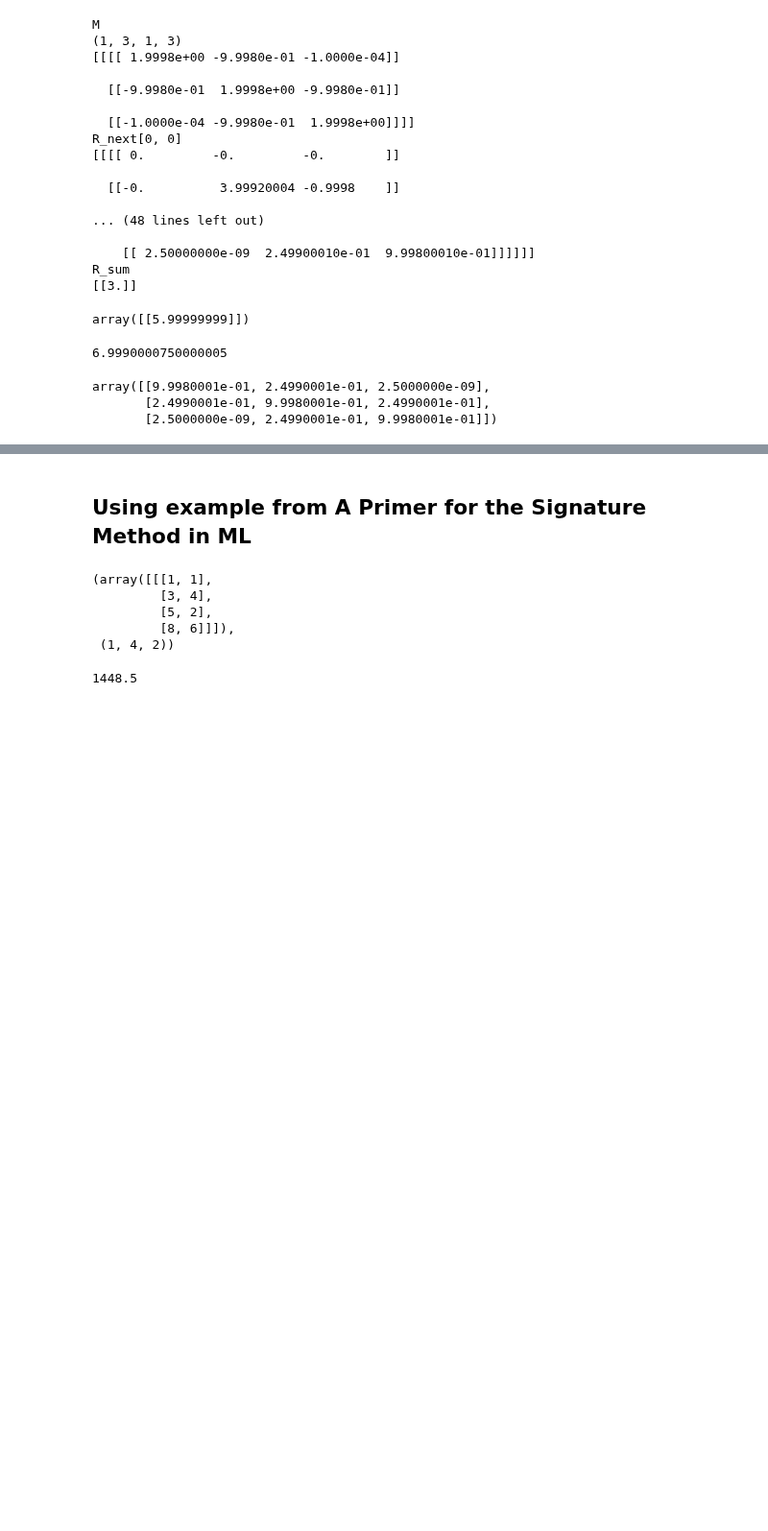
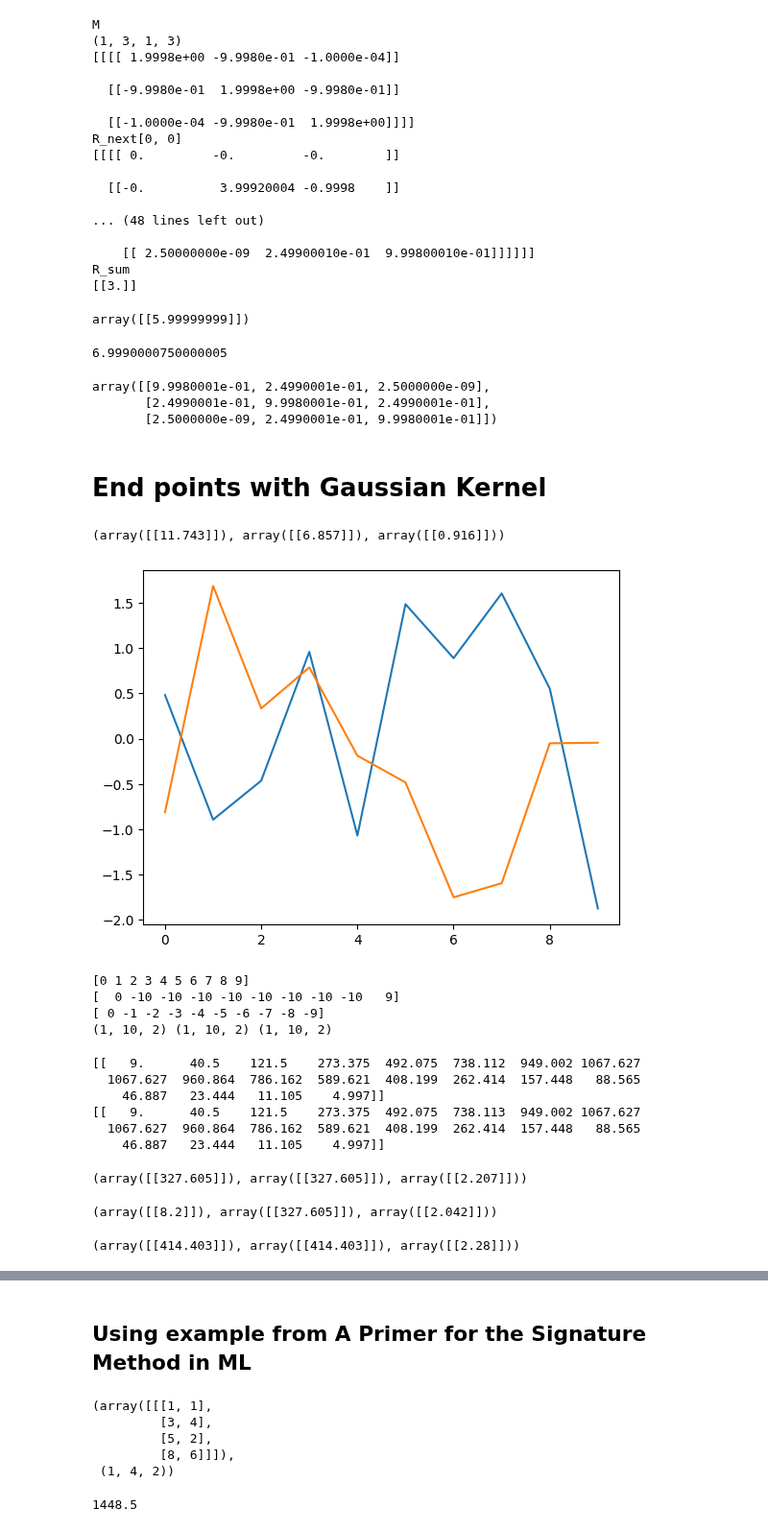
Before and after one commit to luchungi/ds3_kernel_testing, a Jupyter notebook: ksig_breakdown.ipynb, the cells around one changed output, grey strips where cells are left out. Shown at 96% size. Drawn from its saved outputs; the diff is of its cells as text; code cells hidden in the pictures; blank space fills up the shorter version.

Commit message:
Gaussian kernel end points

```diff
--- a/ksig_breakdown.ipynb
+++ b/ksig_breakdown.ipynb
@@ -1011,3 +1011,5 @@ K**2/4
 array([[9.9980001e-01, 2.4990001e-01, 2.5000000e-09],
        [2.4990001e-01, 9.9980001e-01, 2.4990001e-01],
        [2.5000000e-09, 2.4990001e-01, 9.9980001e-01]])
+# %% [markdown]
+# End points with Gaussian Kernel
@@ -1013,0 +1022,63 @@ array([[9.9980001e-01, 2.4990001e-01, 2.5000000e-09],
+# %%
+n_levels = 20
+static_kernel = ksig.static.kernels.RBFKernel(lengthscale=1.0)
+# static_kernel = ksig.static.kernels.LinearKernel()
+kernel = ksig.kernels.SignatureKernel(n_levels=n_levels, order=n_levels, static_kernel=static_kernel, difference=True)
+# %%
+x = np.random.randn(1, 10, 1)
+# x[0,0,0] = 0
+# # x[0,4,0] = 10.
+# x[0,-1,0] = 2
+y = np.random.randn(1, 10, 1)
+# y[0,0,0] = 0
+# y[0,-1,0] = -2
+plt.plot(x.flatten())
+plt.plot(y.flatten())
+# x.flatten(), y.flatten()
+kernel(x,x), kernel(y,y), kernel(x,y)
+# %% [output]
+(array([[11.743]]), array([[6.857]]), array([[0.916]]))
+[figure, added]
+# %%
+x = np.arange(10).reshape((1, 10, 1))
+x2 = x.copy()
+y = -np.arange(10).reshape((1, 10, 1))
+# x2[0,4,0]=20.
+x2[0,1:-1,0]=-10.
+# x2[0,-1,0] = 100.
+
+t = np.arange(10).reshape((1, 10, 1))
+x_t = np.concatenate([t, x], axis=-1)
+x2_t = np.concatenate([t, x2], axis=-1)
+y_t = np.concatenate([t, y], axis=-1)
+print(x.flatten())
+print(x2.flatten())
+print(y.flatten())
+print(x_t.shape, x2_t.shape, y_t.shape)
+# %% [output]
+[0 1 2 3 4 5 6 7 8 9]
+[  0 -10 -10 -10 -10 -10 -10 -10 -10   9]
+[ 0 -1 -2 -3 -4 -5 -6 -7 -8 -9]
+(1, 10, 2) (1, 10, 2) (1, 10, 2)
+# %%
+print(sig.sig(x, n_levels))
+print(sig.sig(x2, n_levels))
+# %% [output]
+[[   9.      40.5    121.5    273.375  492.075  738.112  949.002 1067.627
+  1067.627  960.864  786.162  589.621  408.199  262.414  157.448   88.565
+    46.887   23.444   11.105    4.997]]
+[[   9.      40.5    121.5    273.375  492.075  738.113  949.002 1067.627
+  1067.627  960.864  786.162  589.621  408.199  262.414  157.448   88.565
+    46.887   23.444   11.105    4.997]]
+# %%
+kernel(x,x), kernel(y,y), kernel(x,y)
+# %% [output]
+(array([[327.605]]), array([[327.605]]), array([[2.207]]))
+# %%
+kernel(x2,x2), kernel(y,y), kernel(x2,y)
+# %% [output]
+(array([[8.2]]), array([[327.605]]), array([[2.042]]))
+# %%
+kernel(x_t,x_t), kernel(y_t,y_t), kernel(x_t,y_t)
+# %% [output]
+(array([[414.403]]), array([[414.403]]), array([[2.28]]))
```
Also changed, not shown: parts of 3 cells of this notebook.
